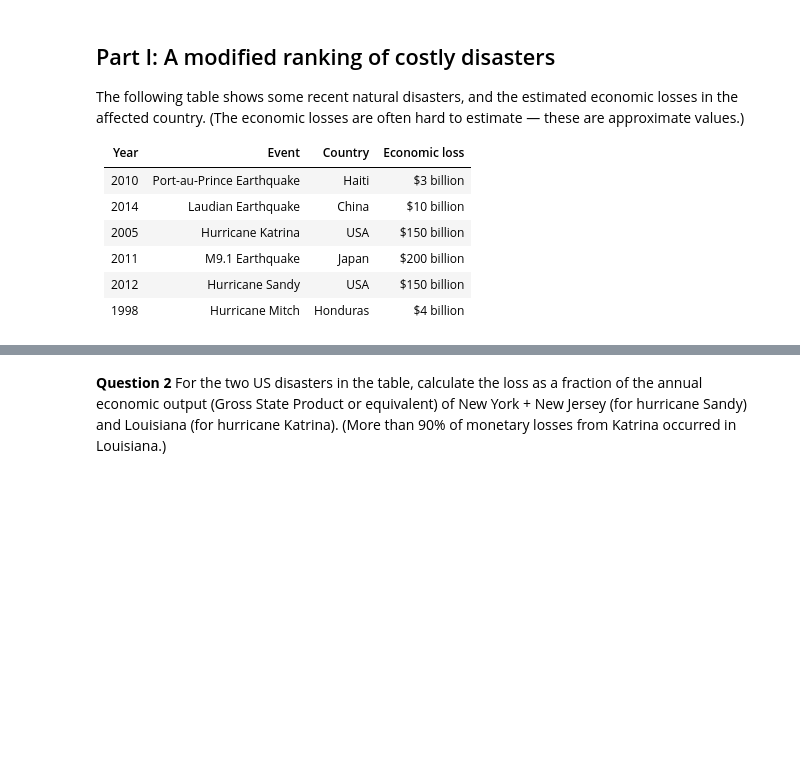
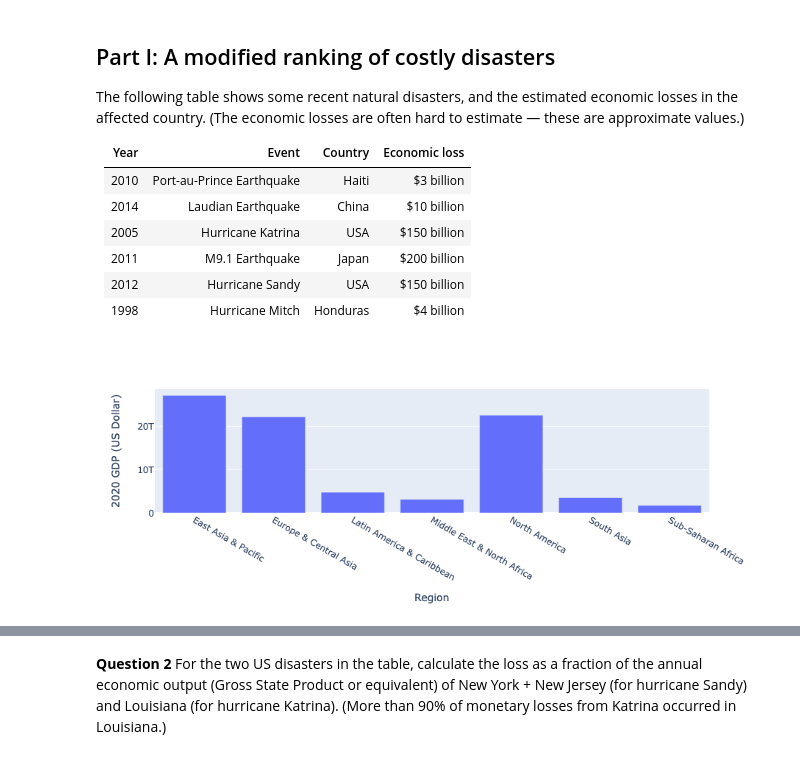
Before and after one commit to globalseismology/avni-courses.solid-earth-fundamentals, a Jupyter notebook: PS_7_Human_Interactions/Human_Interactions.ipynb, the cells around one changed output, grey strips where cells are left out. Cells and saved outputs as stored; diff of their text form; code cells hidden in the pictures; blank space fills up the shorter version.

Commit message:
SP National GDP data file

```diff
--- a/PS_7_Human_Interactions/Human_Interactions.ipynb
+++ b/PS_7_Human_Interactions/Human_Interactions.ipynb
@@ -29,0 +41,14 @@ The following table shows some recent natural disasters, and the estimated econo
+# %%
+data = pd.read_csv('GDP_region.csv')
+# %%
+fig = px.bar(data, x='Country Name', y='2020',
+             labels={'Country Name':'Region',
+                     '2020':'GDP',
+                     'Number of Countries':'Number of Countries'},
+             hover_data=['Number of Countries'],
+            )
+fig.update_xaxes(title='Region')
+fig.update_yaxes(title='2020 GDP (US Dollar)')
+fig.show()
+# %% [output]
+[figure, added]
```
Also changed, not shown: parts of 26 cells of this notebook, 3 other files.
